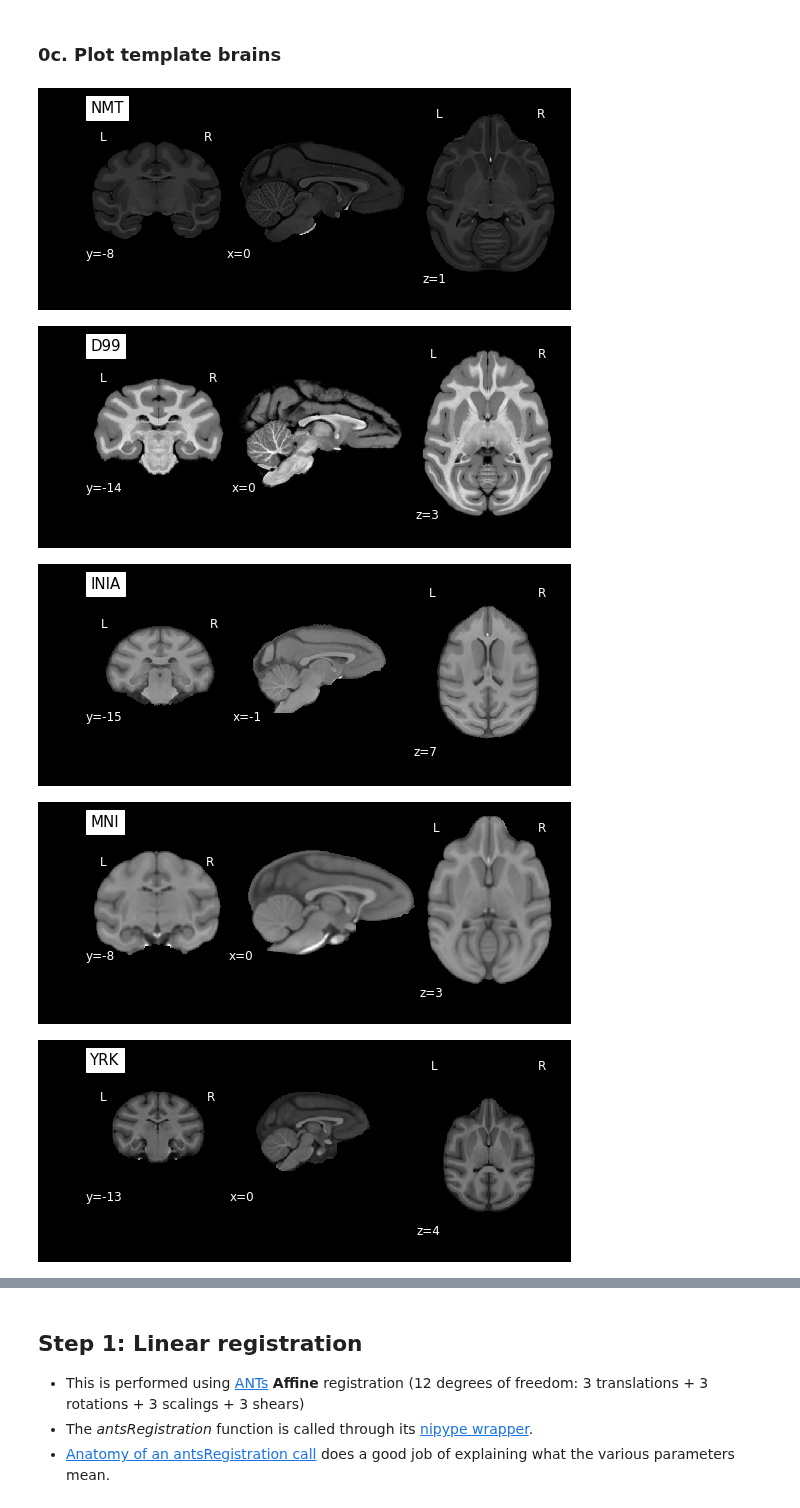
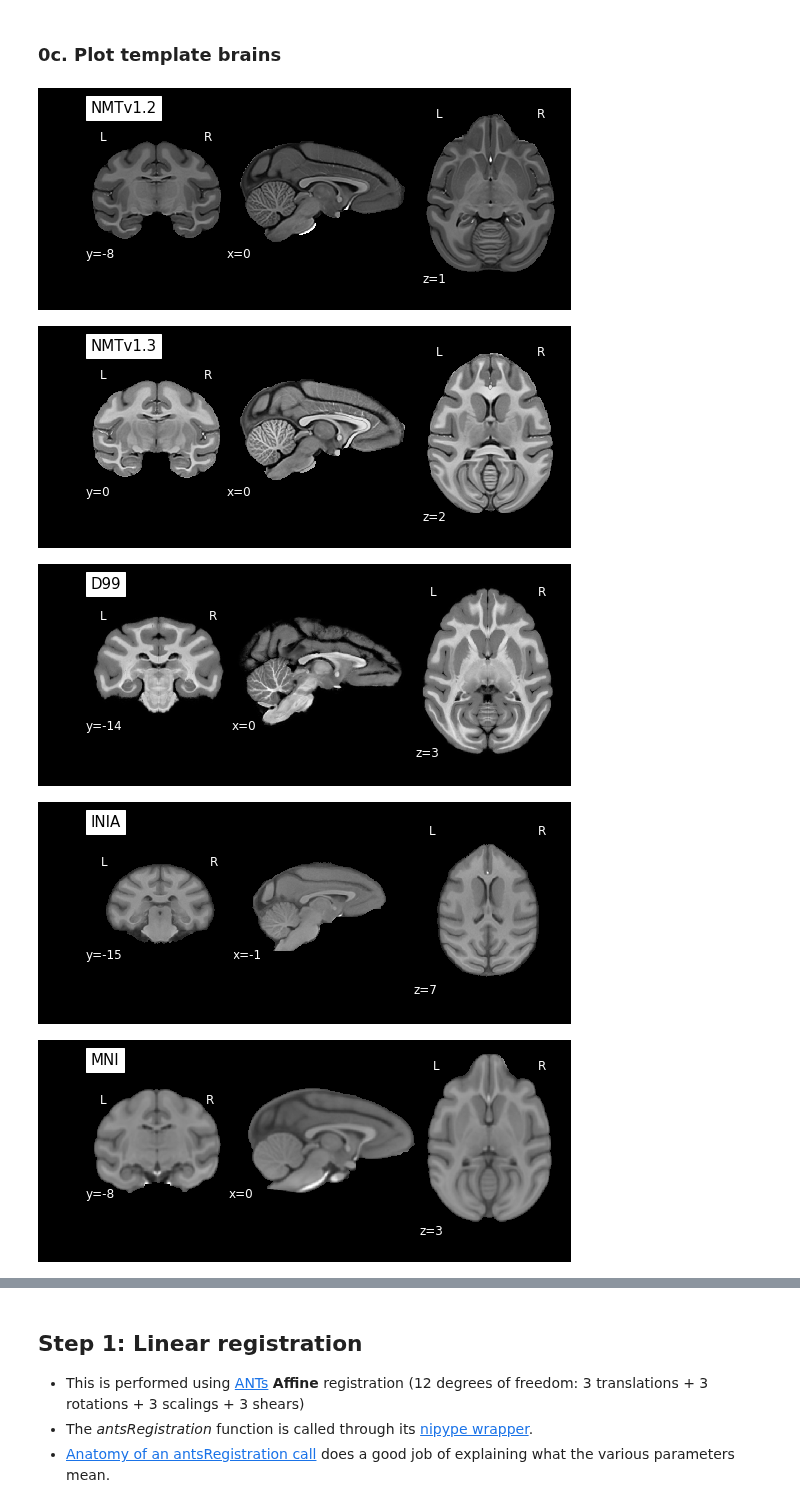
Before and after one commit to PRIME-RE/RheMAP, a Jupyter notebook: notebooks/macaque_template_warps.ipynb, the cells around one changed output, grey strips where cells are left out. Saved outputs shown, nothing was run; the diff lists cells and outputs as text; code cells hidden in the pictures.

Commit message:
Six templates
added functionality

```diff
--- a/notebooks/macaque_template_warps.ipynb
+++ b/notebooks/macaque_template_warps.ipynb
@@ -62,19 +70,21 @@ The skull-stripped isotropic volumetric images are used for registration.
 #YRK_path = 'NHPPipelines/global/templates/'
 
 # CK ---
-# all templates are in the same folder for this test
-BASE_path  = '/home/chris/Documents/PRIME-RE/RheMAP/templates/'
-NMT_path = BASE_path + 'NMT/NMT_v1.3/'
-D99_path = BASE_path + 'D99/'
-INIA_path = BASE_path + 'INIA/'
-MNI_path = BASE_path + 'MNI/'
-YRK_path = BASE_path + 'YRK/'
+BASE_path     = '/home/chris/Documents/PRIME-RE/RheMAP/'   # repo base folder
+TEMPLATE_path = BASE_path + 'templates/'                   # templates base folder
+NMTv12_path   = TEMPLATE_path + 'NMT/NMT_v1.2/'
+NMTv13_path   = TEMPLATE_path + 'NMT/NMT_v1.3/'
+D99_path      = TEMPLATE_path + 'D99/'
+INIA_path     = TEMPLATE_path + 'INIA/'
+MNI_path      = TEMPLATE_path + 'MNI/'
+YRK_path      = TEMPLATE_path + 'YRK/'
 # %%
-NMT_brain = NMT_path + 'NMT_SS.nii.gz'
-D99_brain = D99_path + 'D99_template.nii.gz'
-INIA_brain = INIA_path + 'inia19-t1-brain_truncated.nii.gz'
-MNI_brain = MNI_path + 'macaque_25_model-MNI_brain.nii.gz'
-YRK_brain = YRK_path + 'MacaqueYerkes19_T1w_0.5mm_brain.nii.gz'
+NMTv12_brain = NMTv12_path + 'NMT_SS.nii.gz'
+NMTv13_brain = NMTv13_path + 'NMT_SS.nii.gz'
+D99_brain    = D99_path + 'D99_template.nii.gz'
+INIA_brain   = INIA_path + 'inia19-t1-brain_truncated.nii.gz'
+MNI_brain    = MNI_path + 'macaque_25_model-MNI_brain.nii.gz'
+YRK_brain    = YRK_path + 'MacaqueYerkes19_T1w_0.5mm_brain.nii.gz'
 
-temp_names = ['NMT', 'D99', 'INIA', 'MNI', 'YRK']
-temp_brains = [NMT_brain, D99_brain, INIA_brain, MNI_brain, YRK_brain]
+temp_names   = ['NMTv1.2', 'NMTv1.3', 'D99', 'INIA', 'MNI', 'YRK']
+temp_brains  = [NMTv12_brain, NMTv13_brain, D99_brain, INIA_brain, MNI_brain, YRK_brain]
@@ -81,13 +101,13 @@ temp_brains = [NMT_brain, D99_brain, INIA_brain, MNI_brain, YRK_brain]
 # %% [markdown]
 ### 0c. Plot template brains
 # %%
-contrasts = [0, 0, -1, -0.5, 0] # strength of contrast in the plot_anat function ("dim")
+contrasts = [-1, 0, 0, -1, -0.5, 0] # strength of contrast in the plot_anat function ("dim")
 for name, brain, con in zip(temp_names, temp_brains, contrasts):
     plot_anat(brain, display_mode='ortho', title=name,
               draw_cross=False, annotate=True, dim=con);
 # %% [output]
-[figure, old version]
+[figure, new version]
-[figure, old version]
+[figure, new version]
-[figure, old version]
+[figure, new version]
-[figure, old version]
+[figure, new version]
-[figure, old version]
+[figure, new version]
```
Also changed, not shown: parts of 18 cells of this notebook, 2 other files.
